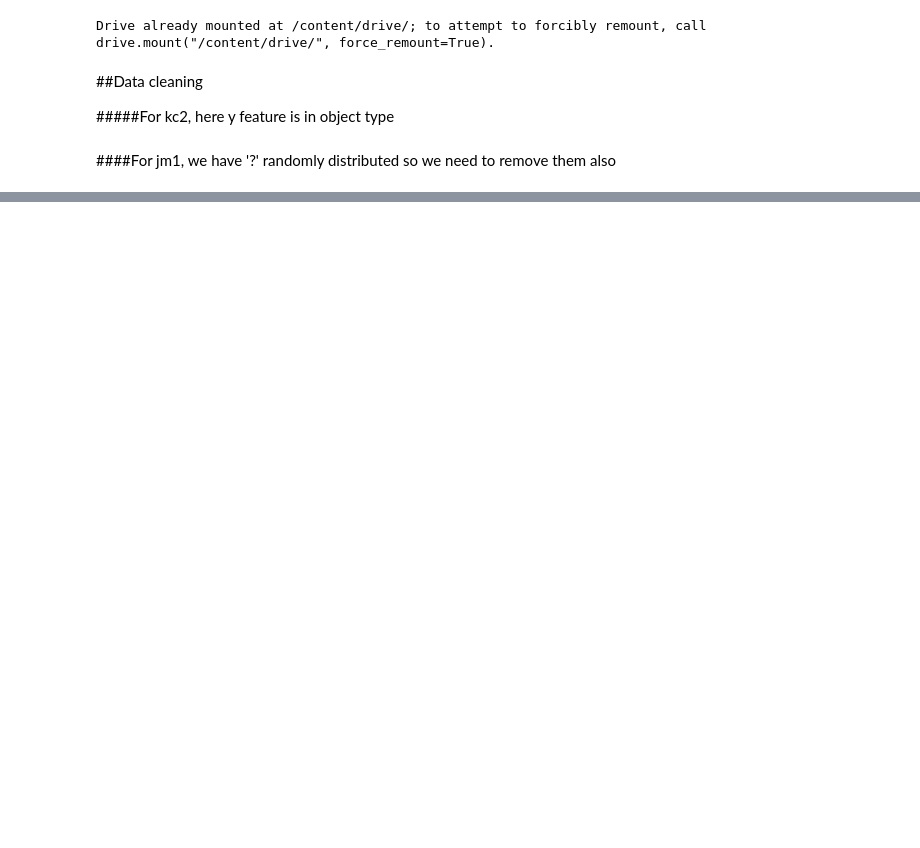
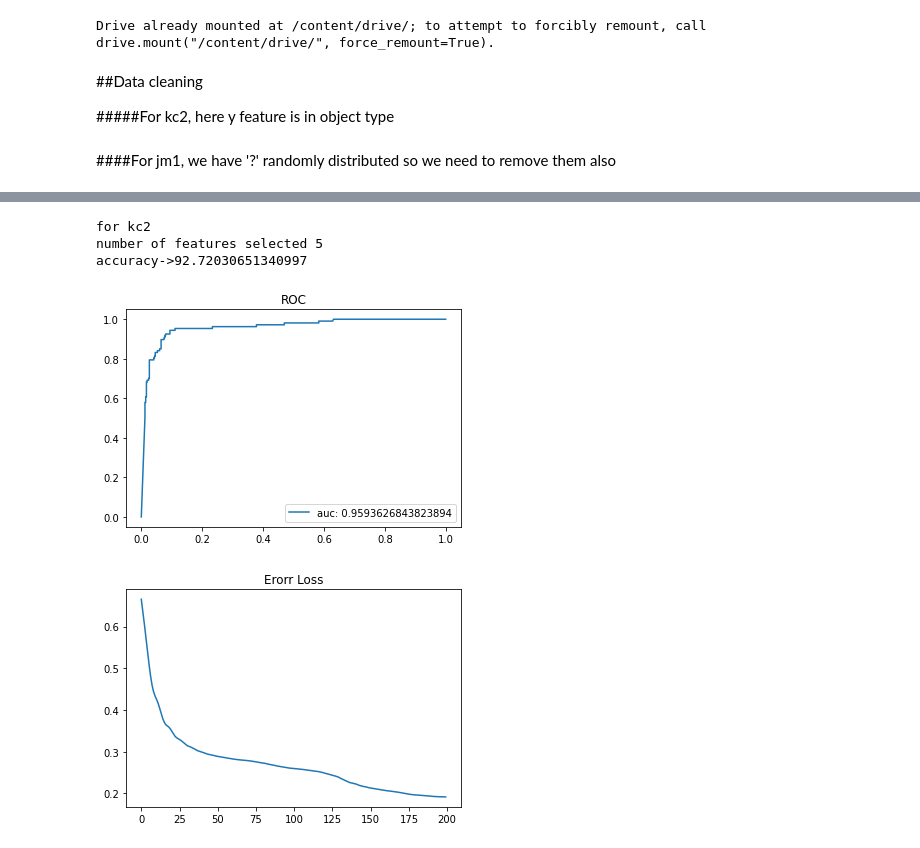
Before and after one commit to abhishekshakya/BPSO-and-ANN-for-sofware-fault-predicition, a Jupyter notebook: internPSO_ANN.ipynb, the cells around one changed output, grey strips where cells are left out. Cells and saved outputs as stored; diff of their text form; code cells hidden in the pictures; blank space fills up the shorter version.

```diff
--- a/internPSO_ANN.ipynb
+++ b/internPSO_ANN.ipynb
@@ -267,3 +350,3 @@ No Feature selection accuracy->93.89152185360716
 # %%
-get(p,lb,ub,it,c1,c2,w,node1,node2,lr,epochs,df_kc2)
+pso3 = get(p,lb,ub,it,c1,c2,w,node1,node2,lr,epochs,df_kc2)
 # %% [output]
@@ -273 +373,9 @@ No Feature selection accuracy->78.51063829787233
+# %%
+ROC_curve(df_kc2, 4, 2, 0.06, 200,"kc2",pso3)
+# %% [output]
+for kc2
+number of features selected 5
+accuracy->92.72030651340997
+[figure, added]
+[figure, added]
 # %%
```
Also changed, not shown: parts of 14 cells of this notebook.
